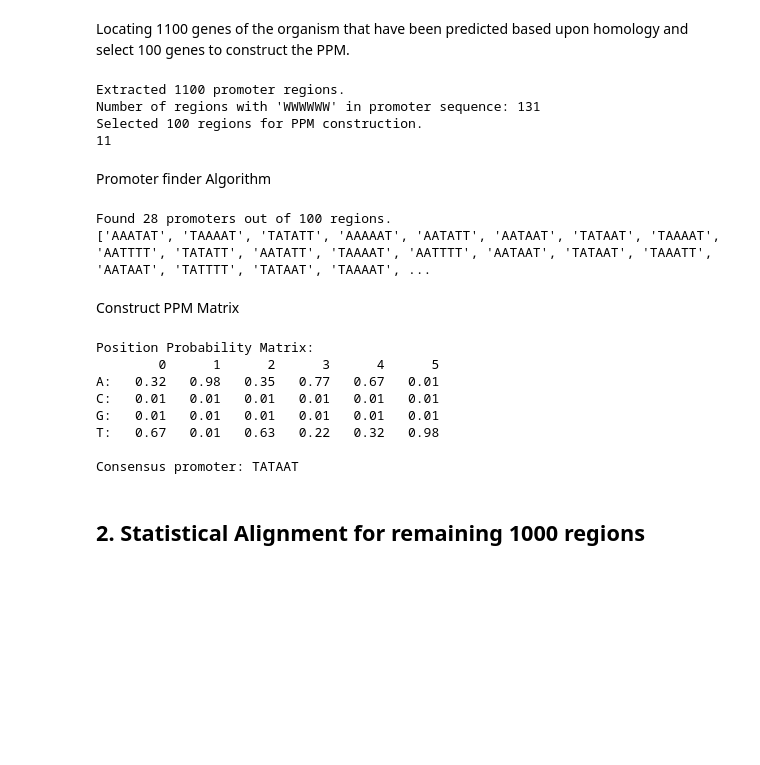
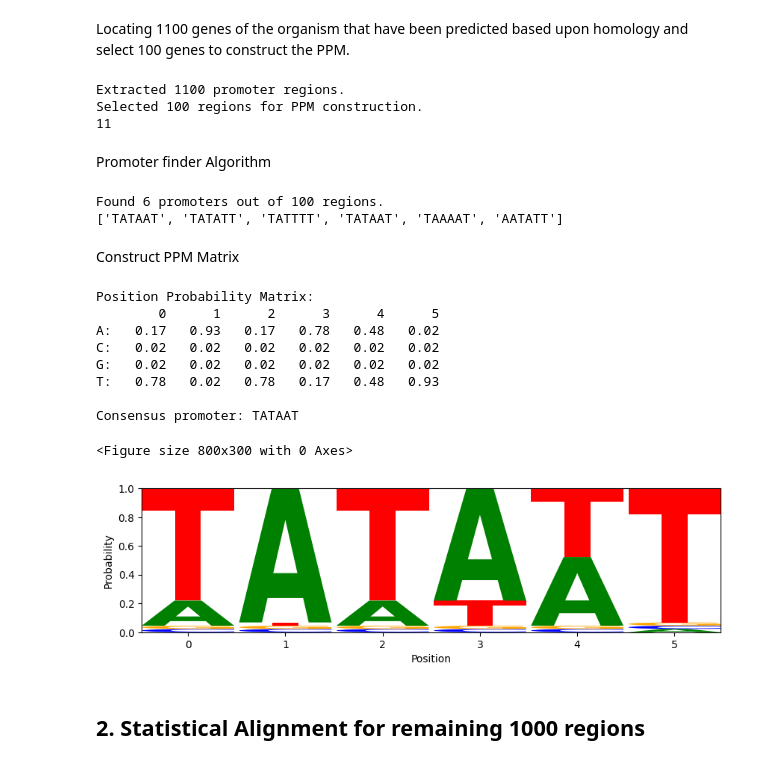
Before and after one commit to nadunnr/gene-promoter-analysis, a Jupyter notebook: promoter_analysis.ipynb, the cells around one changed output. Cells and saved outputs as stored; diff of their text form; code cells hidden in the pictures; blank space fills up the shorter version.

Commit message:
[update] promoter_analysis script

```diff
--- a/promoter_analysis.ipynb
+++ b/promoter_analysis.ipynb
@@ -182,12 +184,12 @@ print(f"Extracted {len(regions)} promoter regions.")
 all_idx = set(range(len(regions)))
 
 # Filter regions that have 'WWWWWW' in their sequence
-feasible_idx = [i for i, region in enumerate(regions) if has_WWWWWW(region)]
-print(f"Number of regions with 'WWWWWW' in promoter sequence: {len(feasible_idx)}")
+# feasible_idx = [i for i, region in enumerate(regions) if has_WWWWWW(region)]
+# print(f"Number of regions with 'WWWWWW' in promoter sequence: {len(feasible_idx)}")
 
 # Sample 100 regions for PPM construction
-#ppm_idx = random.sample(list(all_idx), 100)
-ppm_idx = random.sample(feasible_idx, 100)
+ppm_idx = random.sample(list(all_idx), 100)
+#ppm_idx = random.sample(feasible_idx, 100)
 regions_ppm = [regions[i] for i in ppm_idx]
 
 non_ppm_idx = list(all_idx - set(ppm_idx))
@@ -197,7 +199,6 @@ print(f"Selected {len(regions_ppm)} regions for PPM construction.")
 print(len(regions_ppm[0]))
 # %% [output]
 Extracted 1100 promoter regions.
-Number of regions with 'WWWWWW' in promoter sequence: 131
 Selected 100 regions for PPM construction.
 11
 # %% [markdown]
@@ -239,8 +240,8 @@ for region in regions_ppm:
 print(f"Found {len(promoters)} promoters out of {len(regions_ppm)} regions.")
 print(promoters)
 # %% [output]
-Found 28 promoters out of 100 regions.
-['AAATAT', 'TAAAAT', 'TATATT', 'AAAAAT', 'AATATT', 'AATAAT', 'TATAAT', 'TAAAAT', 'AATTTT', 'TATATT', 'AATATT', 'TAAAAT', 'AATTTT', 'AATAAT', 'TATAAT', 'TAAATT', 'AATAAT', 'TATTTT', 'TATAAT', 'TAAAAT', ...
+Found 6 promoters out of 100 regions.
+['TATAAT', 'TATATT', 'TATTTT', 'TATAAT', 'TAAAAT', 'AATATT']
 # %% [markdown]
 Construct PPM Matrix
 # %%
@@ -252,9 +253,21 @@ print(f"Consensus promoter: {m.consensus}")
 # %% [output]
 Position Probability Matrix:
         0      1      2      3      4      5
-A:   0.32   0.98   0.35   0.77   0.67   0.01
-C:   0.01   0.01   0.01   0.01   0.01   0.01
-G:   0.01   0.01   0.01   0.01   0.01   0.01
-T:   0.67   0.01   0.63   0.22   0.32   0.98
+A:   0.17   0.93   0.17   0.78   0.48   0.02
+C:   0.02   0.02   0.02   0.02   0.02   0.02
+G:   0.02   0.02   0.02   0.02   0.02   0.02
+T:   0.78   0.02   0.78   0.17   0.48   0.93
 
 Consensus promoter: TATAAT
+# %%
+bases = ['A','C','G','T']
+df = pd.DataFrame(ppm, columns=bases)
+
+plt.figure(figsize=(8,3))
+logomaker.Logo(df, color_scheme='classic')
+plt.xlabel('Position')
+plt.ylabel('Probability')
+plt.show()
+# %% [output]
+<Figure size 800x300 with 0 Axes>
+[figure, added]
```
Also changed, not shown: parts of 10 cells of this notebook.
